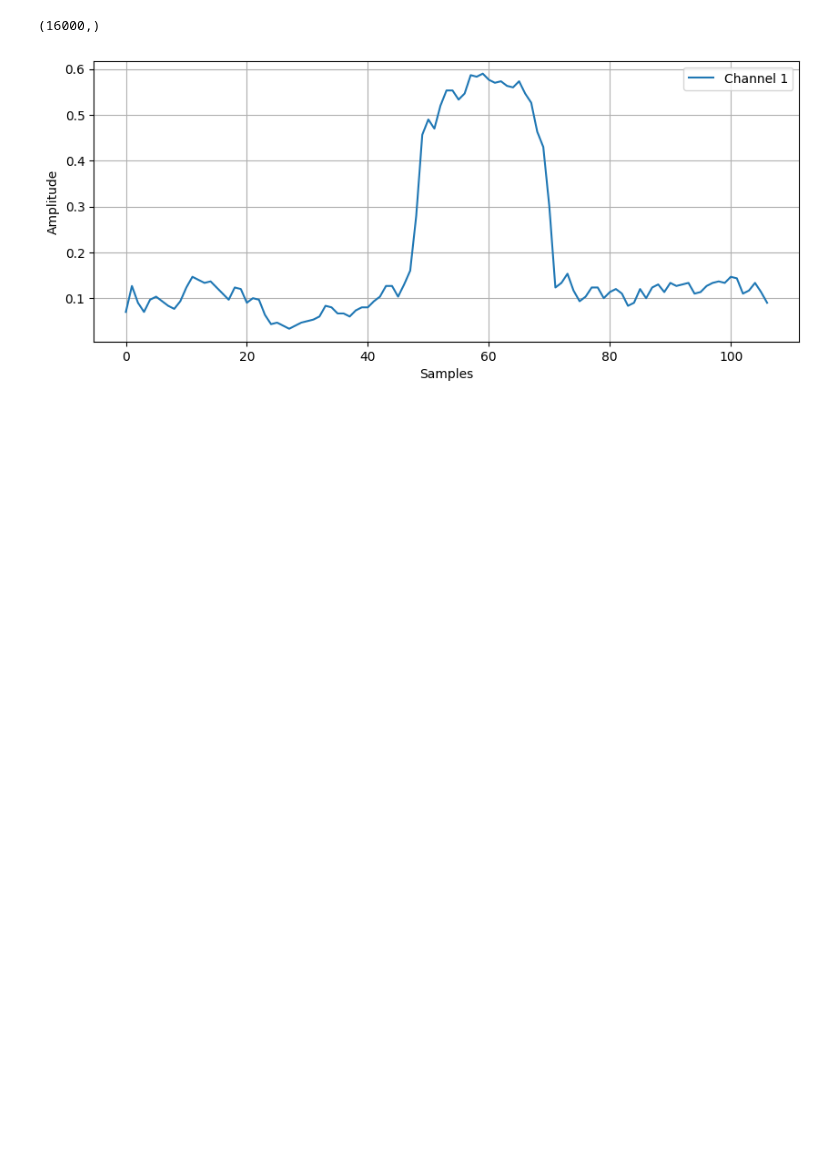
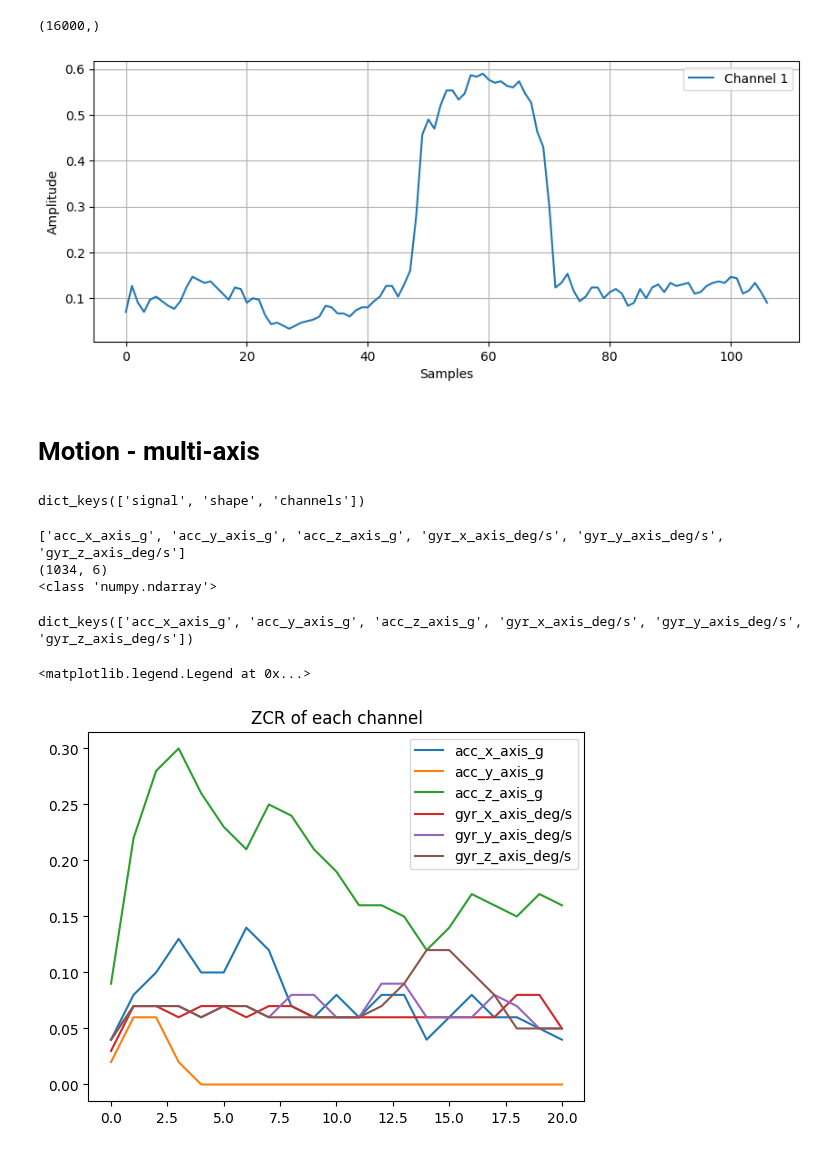
Before and after one commit to AIoT-Group-UoP/crossai-ts, a Jupyter notebook: examples/signal_properties_rolling_zcr.ipynb, the cells around one changed output. Drawn from its saved outputs; the diff is of its cells as text; code cells hidden in the pictures; blank space fills up the shorter version.

```diff
--- a/examples/signal_properties_rolling_zcr.ipynb
+++ b/examples/signal_properties_rolling_zcr.ipynb
@@ -24,3 +25,36 @@ zcr = rolling_zcr(audio["signal"], 300, 150)
 plot_signal(zcr, return_mode=False)
 # %% [output]
 [figure]
+# %% [markdown]
+# Motion - multi-axis
+# %%
+motion = load_csv_instance("data/scratching_eye.csv")
+# %%
+motion.keys()
+# %% [output]
+dict_keys(['signal', 'shape', 'channels'])
+# %%
+print(motion["channels"])
+print(motion["shape"])
+print(type(motion["signal"]))
+# %% [output]
+['acc_x_axis_g', 'acc_y_axis_g', 'acc_z_axis_g', 'gyr_x_axis_deg/s', 'gyr_y_axis_deg/s', 'gyr_z_axis_deg/s']
+(1034, 6)
+<class 'numpy.ndarray'>
+# %%
+dict_zcr = {}
+for i in range(len(motion["channels"])):
+    dict_zcr[motion["channels"][i]] = rolling_zcr(motion["signal"][:, i], 100, 50)
+
+dict_zcr.keys()
+# %% [output]
+dict_keys(['acc_x_axis_g', 'acc_y_axis_g', 'acc_z_axis_g', 'gyr_x_axis_deg/s', 'gyr_y_axis_deg/s', 'gyr_z_axis_deg/s'])
+# %%
+for key, values in dict_zcr.items():
+    plt.plot(values, label=key)
+
+plt.title("ZCR of each channel")
+plt.legend()
+# %% [output]
+<matplotlib.legend.Legend at 0x...>
+[figure, added]
```
Also changed, not shown: parts of 6 cells of this notebook, 2 other files.
